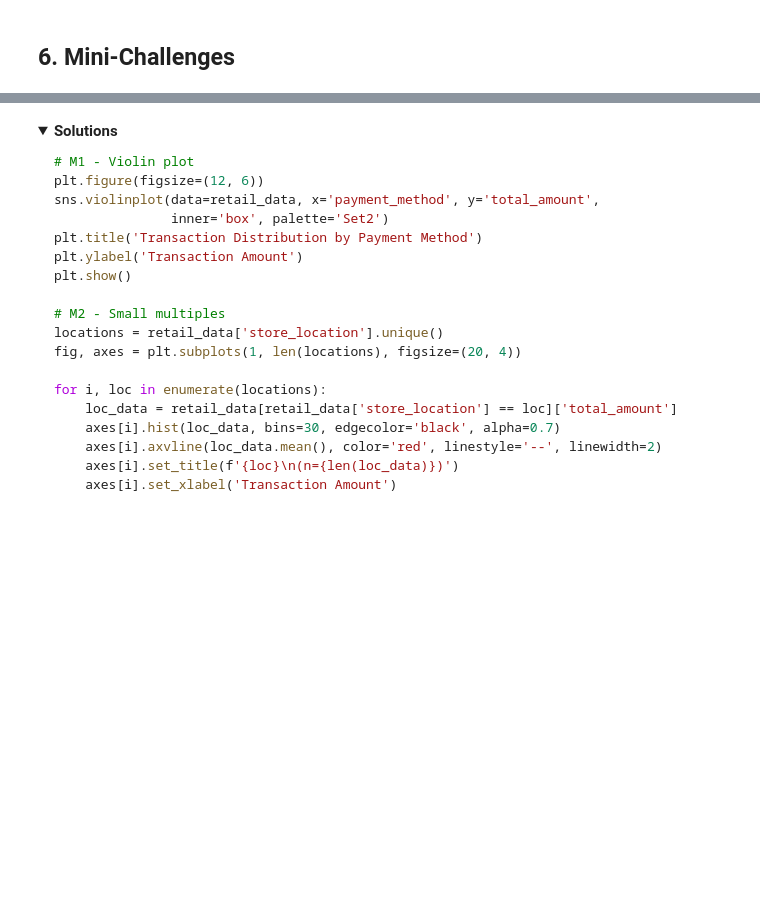
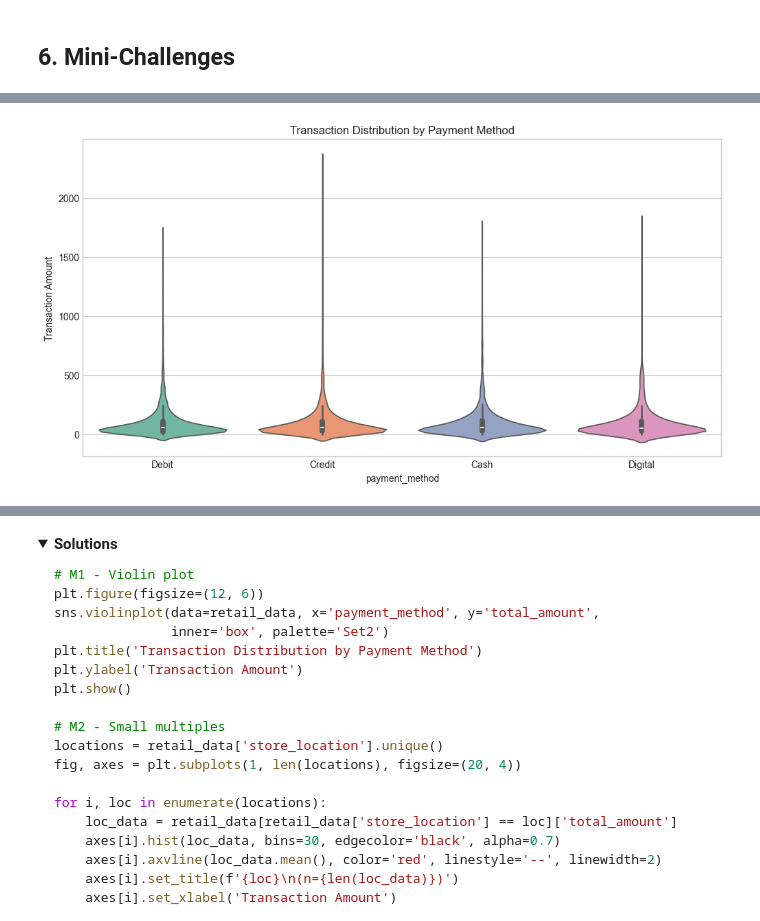
Before and after one commit to jessicapaes/aitechinstitute-jesspaes, a Jupyter notebook: week_2/notebooks/02d_statistical_visualisation.ipynb, the cells around one changed output, grey strips where cells are left out. Drawn from its saved outputs; the diff is of its cells as text; code cells hidden in the pictures; folded sections open; blank space fills up the shorter version.

```diff
--- a/week_2/notebooks/02d_statistical_visualisation.ipynb
+++ b/week_2/notebooks/02d_statistical_visualisation.ipynb
@@ -588,3 +722,95 @@ print("M3 (hard): Design a comprehensive dashboard with 6+ coordinated statistic
 print("\nUse the retail_data DataFrame for all challenges")
 
 # Your solutions here:
+
+#M1
+plt.figure(figsize=(12, 6))
+sns.violinplot(data=retail_data, x='payment_method', y='total_amount',
+               inner='box', palette='Set2')
+plt.title('Transaction Distribution by Payment Method')
+plt.ylabel('Transaction Amount')
+plt.show()
+
+# M2 - Small multiples
+locations = retail_data['store_location'].unique()
+fig, axes = plt.subplots(1, len(locations), figsize=(20, 4))
+
+for i, loc in enumerate(locations):
+    loc_data = retail_data[retail_data['store_location'] == loc]['total_amount']
+    axes[i].hist(loc_data, bins=30, edgecolor='black', alpha=0.7)
+    axes[i].axvline(loc_data.mean(), color='red', linestyle='--', linewidth=2)
+    axes[i].set_title(f'{loc}\n(n={len(loc_data)})')
+    axes[i].set_xlabel('Transaction Amount')
+    if i == 0:
+        axes[i].set_ylabel('Frequency')
+
+plt.suptitle('Distribution by Store Location', fontsize=14, y=1.05)
+plt.tight_layout()
+plt.show()
+
+# M3 - Dashboard
+fig = plt.figure(figsize=(20, 12))
+
+# Layout: 6 panels
+# 1. Distribution overview
+ax1 = plt.subplot(2, 3, 1)
+ax1.hist(retail_data['total_amount'], bins=50, edgecolor='black', alpha=0.7)
+ax1.axvline(retail_data['total_amount'].mean(), color='red', linestyle='--', label='Mean')
+ax1.axvline(retail_data['total_amount'].median(), color='green', linestyle='--', label='Median')
+ax1.set_title('Transaction Distribution')
+ax1.set_xlabel('Amount')
+ax1.legend()
+
+# 2. Time series
+ax2 = plt.subplot(2, 3, 2)
+daily_rev = retail_data.groupby(retail_data['date'].dt.date)['total_amount'].sum()
+ax2.plot(range(len(daily_rev)), daily_rev.values, alpha=0.5)
+ax2.plot(range(len(daily_rev)), daily_rev.rolling(7).mean().values, 'r-', linewidth=2)
+ax2.set_title('Daily Revenue Trend')
+ax2.set_xlabel('Days')
+ax2.set_ylabel('Revenue')
+
+# 3. Category comparison
+ax3 = plt.subplot(2, 3, 3)
+category_stats = retail_data.boxplot(column='total_amount', by='category', ax=ax3)
+ax3.set_title('Amount by Category')
+plt.sca(ax3)
+plt.xticks(rotation=45)
+
+# 4. Correlation heatmap
+ax4 = plt.subplot(2, 3, 4)
+sns.heatmap(corr_matrix, annot=True, cmap='coolwarm', center=0, ax=ax4)
+ax4.set_title('Feature Correlations')
+
+# 5. Customer segments
+ax5 = plt.subplot(2, 3, 5)
+age_satisfaction = retail_data.groupby('age_group')['satisfaction_score'].mean()
+age_satisfaction.plot(kind='bar', ax=ax5, color='steelblue')
+ax5.set_title('Satisfaction by Age Group')
+ax5.set_xlabel('Age Group')
+ax5.set_ylabel('Avg Satisfaction')
+ax5.tick_params(axis='x', rotation=45)
+
+# 6. Key metrics
+ax6 = plt.subplot(2, 3, 6)
+ax6.axis('off')
+metrics_text = f"""
+KEY METRICS
+{'='*30}
+Total Transactions: {len(retail_data):,}
+Unique Customers: {retail_data['customer_id'].nunique():,}
+Total Revenue: ${retail_data['total_amount'].sum():,.0f}
+Avg Transaction: ${retail_data['total_amount'].mean():.2f}
+Median Transaction: ${retail_data['total_amount'].median():.2f}
+
+Top Category: {retail_data.groupby('category')['total_amount'].sum().idxmax()}
+Top Location: {retail_data.groupby('store_location')['total_amount'].sum().idxmax()}
+Peak Hour: {retail_data.groupby('hour')['total_amount'].mean().idxmax()}:00
+Member Rate: {retail_data['is_member'].mean():.1%}
+"""
+ax6.text(0.1, 0.5, metrics_text, fontsize=11, family='monospace', va='center')
+
+plt.suptitle('Retail Analytics Dashboard', fontsize=16, y=1.02)
+plt.tight_layout()
+plt.show()
+# %% [output]
@@ -590,0 +824 @@ print("\nUse the retail_data DataFrame for all challenges")
+[figure, added]
```
Also changed, not shown: parts of 10 cells of this notebook, 58 other files.
